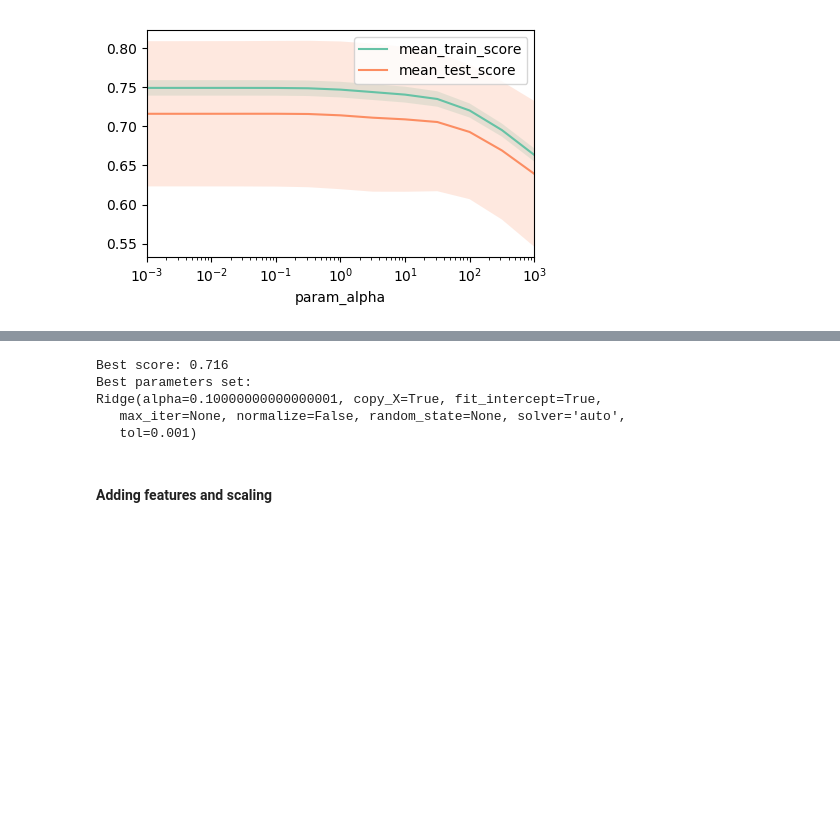
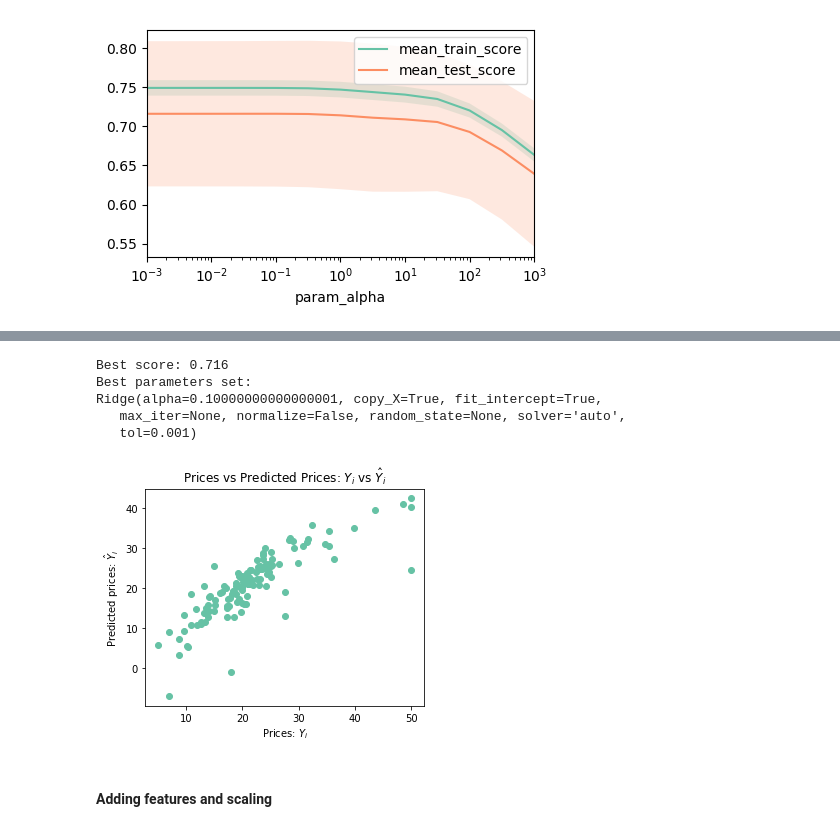
Before and after one commit to krishnamohan-seelam/AML, a Jupyter notebook: AML-LinearModels-Regression.ipynb, the cells around one changed output, grey strips where cells are left out. Drawn from its saved outputs; the diff is of its cells as text; code cells hidden in the pictures; blank space fills up the shorter version.

```diff
--- a/AML-LinearModels-Regression.ipynb
+++ b/AML-LinearModels-Regression.ipynb
@@ -115,14 +159,17 @@ results.head()
 # %%
 print("Best score: %0.3f" % ridge_grid.best_score_)
 print("Best parameters set:")
 best_estimator = ridge_grid.best_estimator_
 print(best_estimator)
+y_pred= best_estimator.predict(X_test)
+real_vs_predict(y_test,y_pred)
 # %% [output]
 Best score: 0.716
 Best parameters set:
 Ridge(alpha=0.10000000000000001, copy_X=True, fit_intercept=True,
    max_iter=None, normalize=False, random_state=None, solver='auto',
    tol=0.001)
+[figure, added]
 # %% [markdown]
 #### Adding features and scaling
 # %%
```
Also changed, not shown: parts of 15 cells of this notebook.
